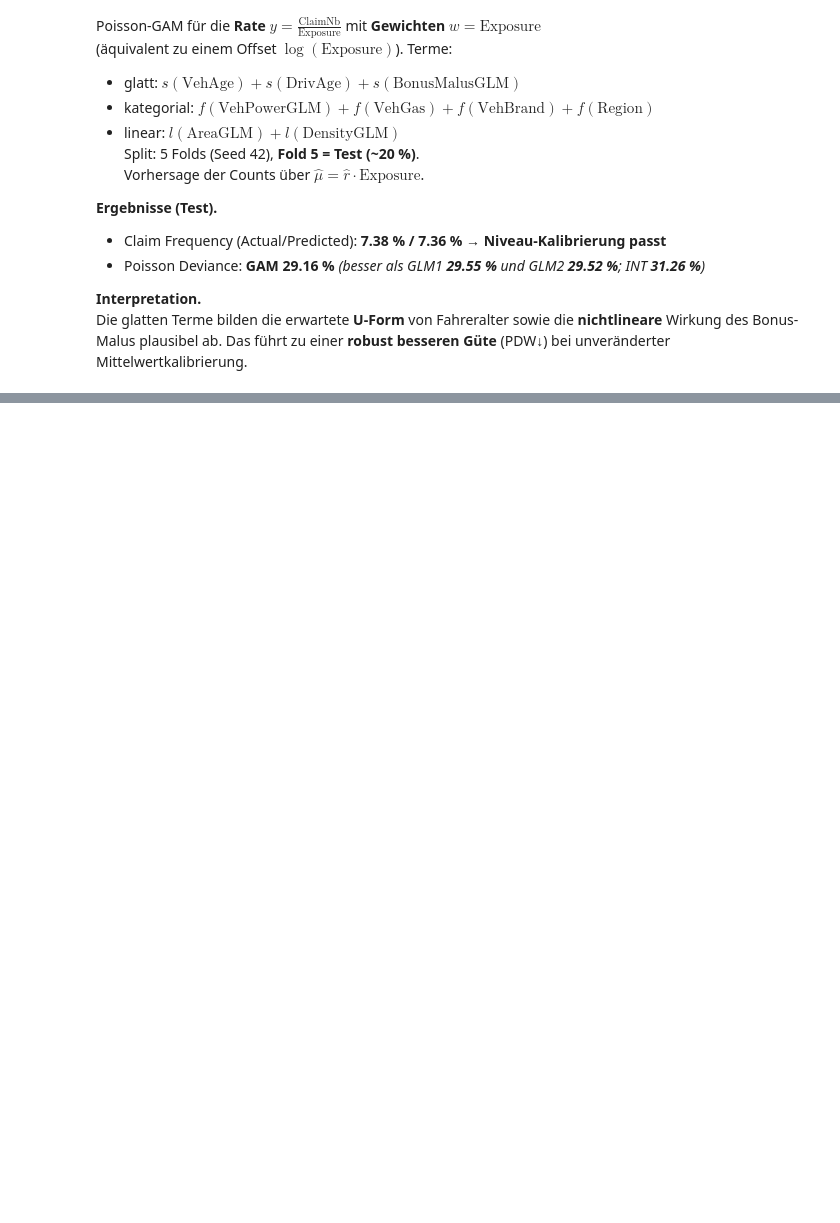
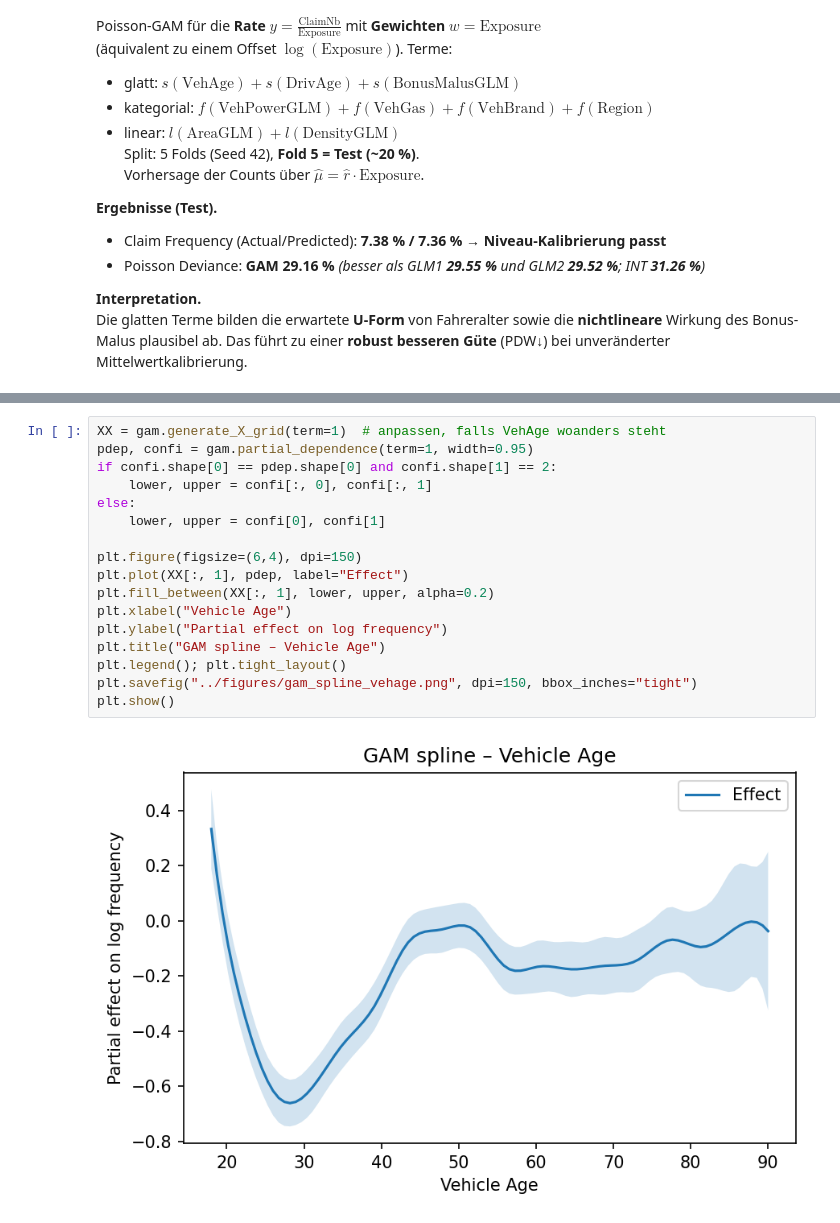
Before and after one commit to FisherSteve/freMTPL2-pricing, a Jupyter notebook: notebooks/03_glm_gam_boosting.ipynb, the cells around one changed output, grey strips where cells are left out. Drawn from its saved outputs; the diff is of its cells as text; blank space fills up the shorter version.

```diff
--- a/notebooks/03_glm_gam_boosting.ipynb
+++ b/notebooks/03_glm_gam_boosting.ipynb
@@ -565,0 +625,19 @@ Die glatten Terme bilden die erwartete **U-Form** von Fahreralter sowie die **ni
+# %%
+XX = gam.generate_X_grid(term=1)  # anpassen, falls VehAge woanders steht
+pdep, confi = gam.partial_dependence(term=1, width=0.95)
+if confi.shape[0] == pdep.shape[0] and confi.shape[1] == 2:
+    lower, upper = confi[:, 0], confi[:, 1]
+else:
+    lower, upper = confi[0], confi[1]
+
+plt.figure(figsize=(6,4), dpi=150)
+plt.plot(XX[:, 1], pdep, label="Effect")
+plt.fill_between(XX[:, 1], lower, upper, alpha=0.2)
+plt.xlabel("Vehicle Age")
+plt.ylabel("Partial effect on log frequency")
+plt.title("GAM spline – Vehicle Age")
+plt.legend(); plt.tight_layout()
+plt.savefig("../figures/gam_spline_vehage.png", dpi=150, bbox_inches="tight")
+plt.show()
+# %% [output]
+[figure, added]
```
Also changed, not shown: parts of 4 cells of this notebook.
